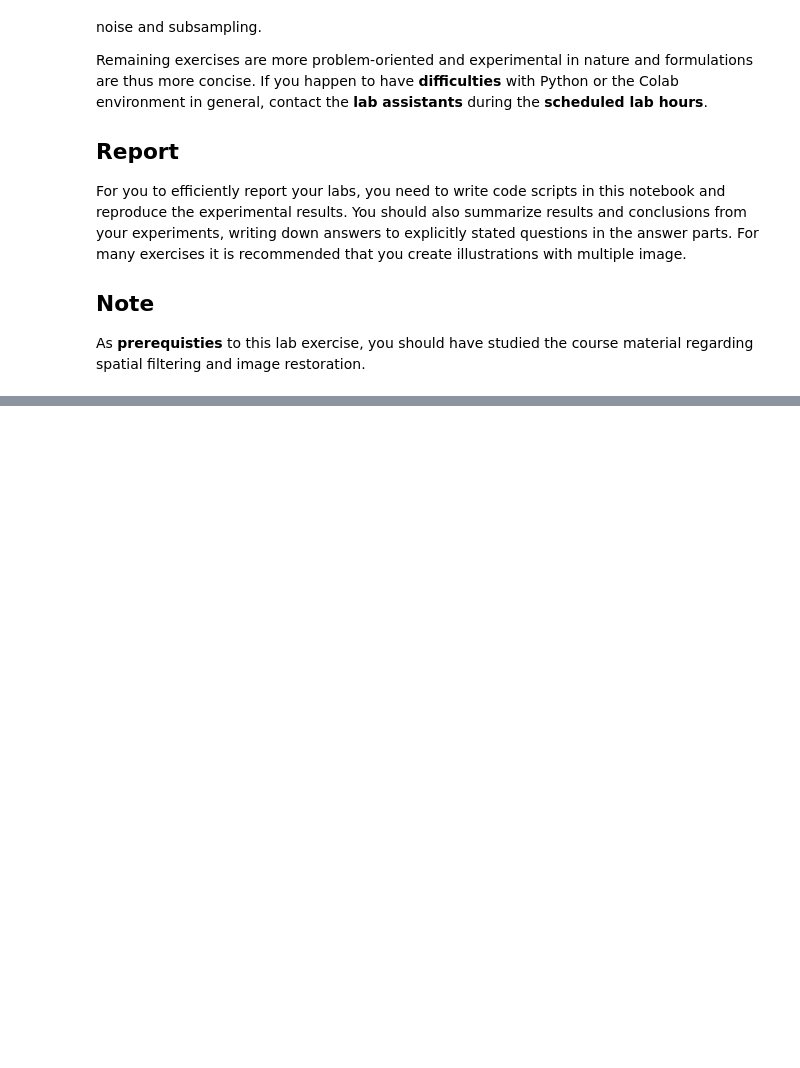
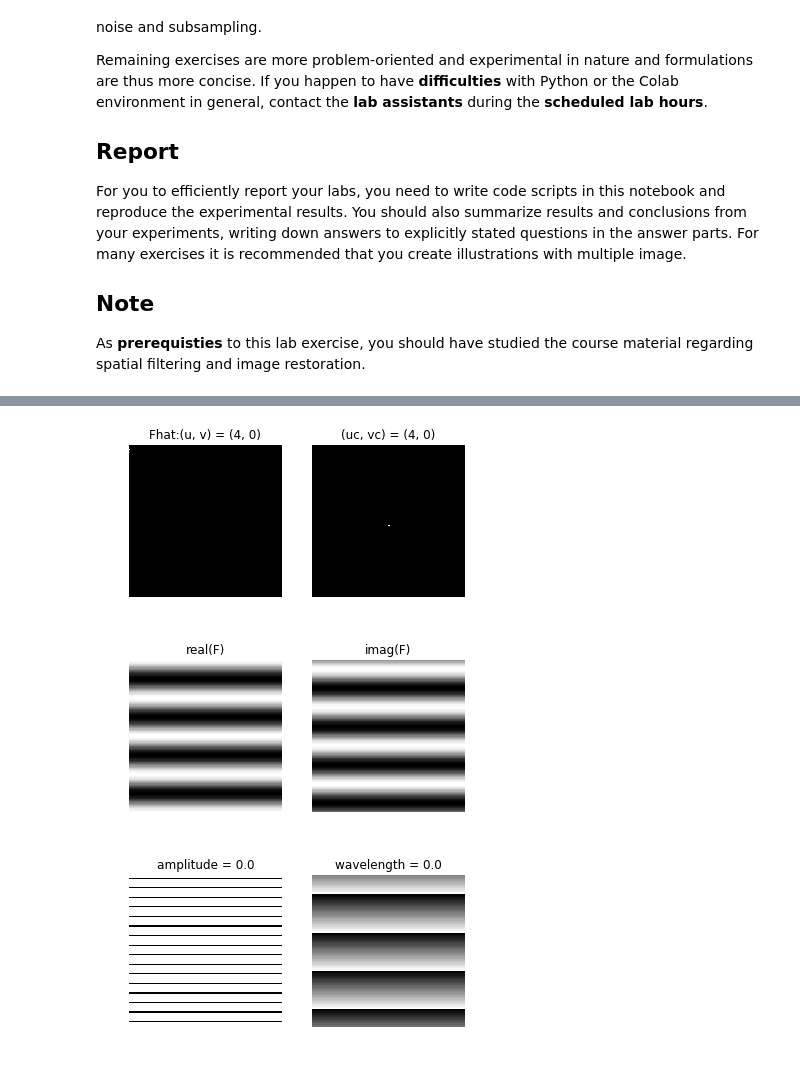
Before and after one commit to YIN95/Image-Analysis-and-Computer-Vision-Python, a Jupyter notebook: lab1_filtering_operations.ipynb, the cells around one changed output, grey strips where cells are left out. Saved outputs shown, nothing was run; the diff lists cells and outputs as text; code cells hidden in the pictures; blank space fills up the shorter version.

```diff
--- a/lab1_filtering_operations.ipynb
+++ b/lab1_filtering_operations.ipynb
@@ -40,0 +136,6 @@ As **prerequisties** to this lab exercise, you should have studied the course ma
+# %%
+fftwave(4, 0)
+# %% [output]
+[figure, added]
+[figure, added]
+[figure, added]
```
Also changed, not shown: parts of 10 cells of this notebook.
